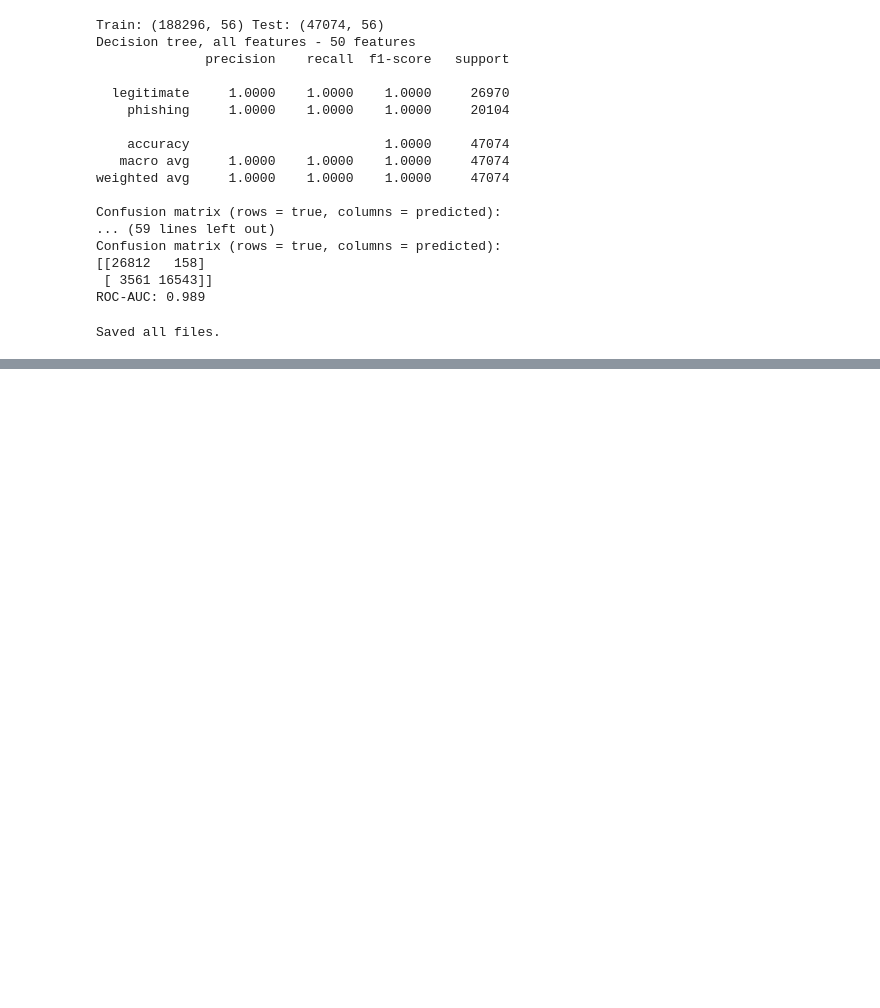
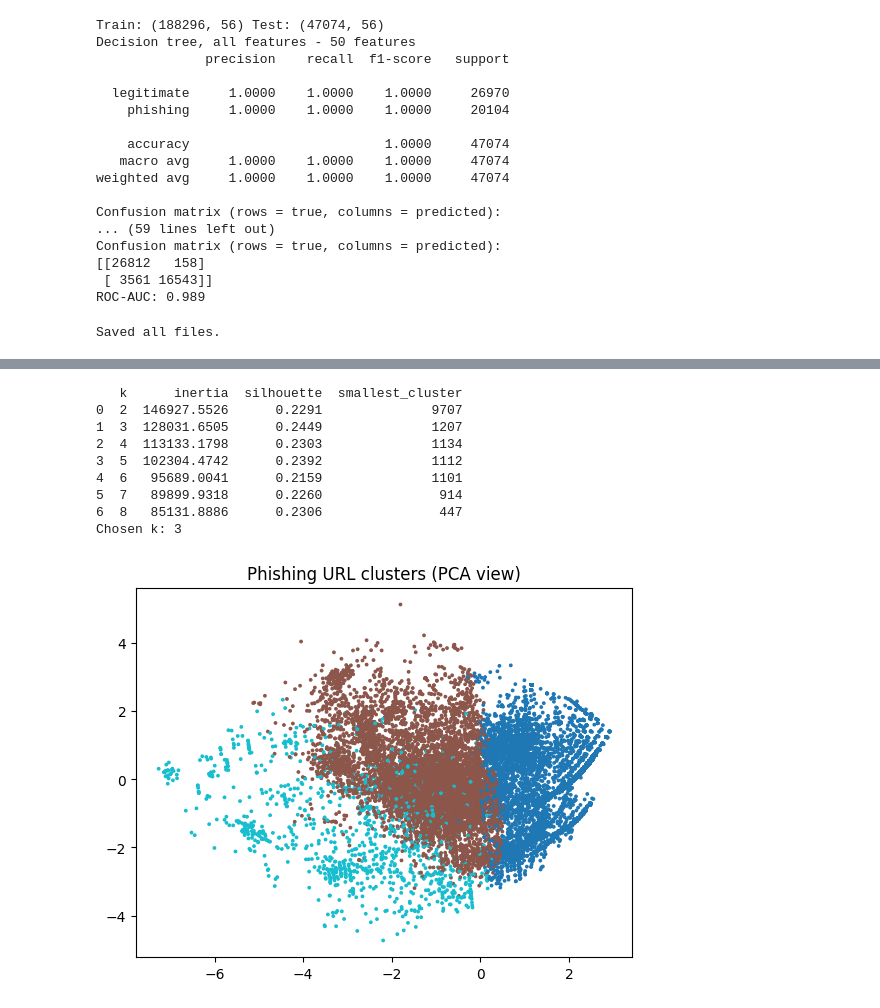
Before and after one commit to ayeshaalamexe/ds311-phishguard, a Jupyter notebook: notebooks/03_mining_lead.ipynb, the cells around one changed output, grey strips where cells are left out. Saved outputs shown, nothing was run; the diff lists cells and outputs as text; code cells hidden in the pictures; blank space fills up the shorter version.

```diff
--- a/notebooks/03_mining_lead.ipynb
+++ b/notebooks/03_mining_lead.ipynb
@@ -353,0 +638,62 @@ Saved all files.
+# %%
+# TASK: Mining Lead - Step 6 (fixed): K-means on phishing URLs (URL-based features only)
+phish = df_clean[df_clean[TARGET] == 1].reset_index(drop=True)
+Xp = StandardScaler().fit_transform(phish[group_a])
+Xp = np.clip(Xp, -3, 3)   # limit extreme values so tiny outlier groups do not take over
+
+# choose k on a 20k sample (faster)
+idx = np.random.RandomState(SEED).choice(len(phish), 20000, replace=False)
+Xs = Xp[idx]
+sub = np.random.RandomState(SEED).choice(len(Xs), 5000, replace=False)  # for silhouette
+
+rows = []
+for k in range(2, 9):
+    km = KMeans(n_clusters=k, n_init=10, random_state=SEED).fit(Xs)
+    sizes = np.bincount(km.labels_, minlength=k)
+    # skip silhouette if the 5000-row subsample misses a cluster
+    if len(np.unique(km.labels_[sub])) < 2:
+        sil = np.nan
+    else:
+        sil = silhouette_score(Xs[sub], km.labels_[sub])
+    rows.append({"k": k, "inertia": km.inertia_, "silhouette": sil,
+                 "smallest_cluster": int(sizes.min())})
+k_table = pd.DataFrame(rows)
+print(k_table.round(4))
+k_table.to_csv("results/kmeans_k_choice.csv", index=False)
+
+if k_table["silhouette"].notna().any():
+    BEST_K = int(k_table.loc[k_table["silhouette"].idxmax(), "k"])
+else:
+    BEST_K = 4   # fallback if every silhouette failed
+print("Chosen k:", BEST_K)
+
+final = KMeans(n_clusters=BEST_K, n_init=10, random_state=SEED).fit(Xp)
+phish["cluster"] = final.labels_
+
+# profile each cluster (averages in original units)
+profile = phish.groupby("cluster")[group_a].mean().round(3)
+profile.insert(0, "size", phish["cluster"].value_counts().sort_index())
+profile["top_TLDs"] = phish.groupby("cluster")["TLD"].agg(
+    lambda s: ", ".join(s.value_counts().head(3).index))
+profile["example_urls"] = phish.groupby("cluster")["URL"].agg(
+    lambda s: " | ".join(s.head(2)))   # text only, never open these links
+profile.to_csv("results/cluster_profiles.csv")
+
+# 2D picture of the clusters
+pts = PCA(n_components=2, random_state=SEED).fit_transform(Xs)
+plt.scatter(pts[:, 0], pts[:, 1], c=phish["cluster"].values[idx], s=3, cmap="tab10")
+plt.title("Phishing URL clusters (PCA view)")
+plt.savefig("results/clusters_pca.png", dpi=150, bbox_inches="tight")
+plt.show()
+profile.T
+# %% [output]
+   k      inertia  silhouette  smallest_cluster
+0  2  146927.5526      0.2291              9707
+1  3  128031.6505      0.2449              1207
+2  4  113133.1798      0.2303              1134
+3  5  102304.4742      0.2392              1112
+4  6   95689.0041      0.2159              1101
+5  7   89899.9318      0.2260               914
+6  8   85131.8886      0.2306               447
+Chosen k: 3
+[figure, added]
```
Also changed, not shown: parts of 8 cells of this notebook.
